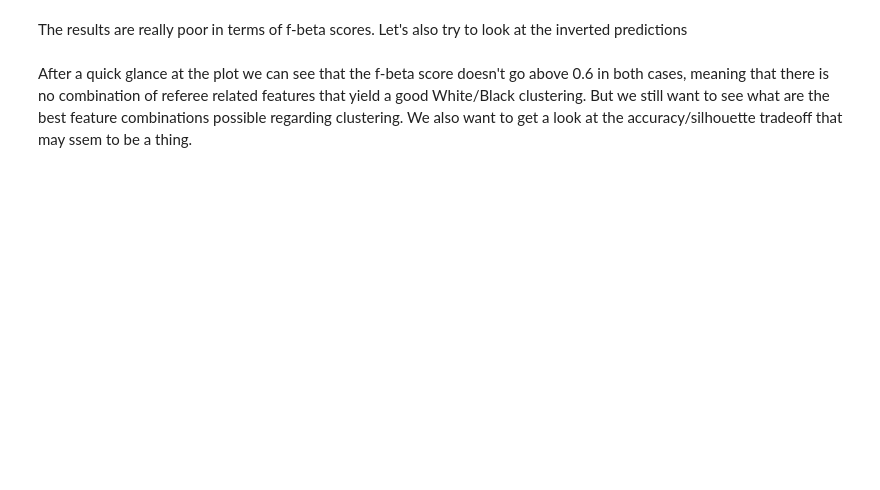
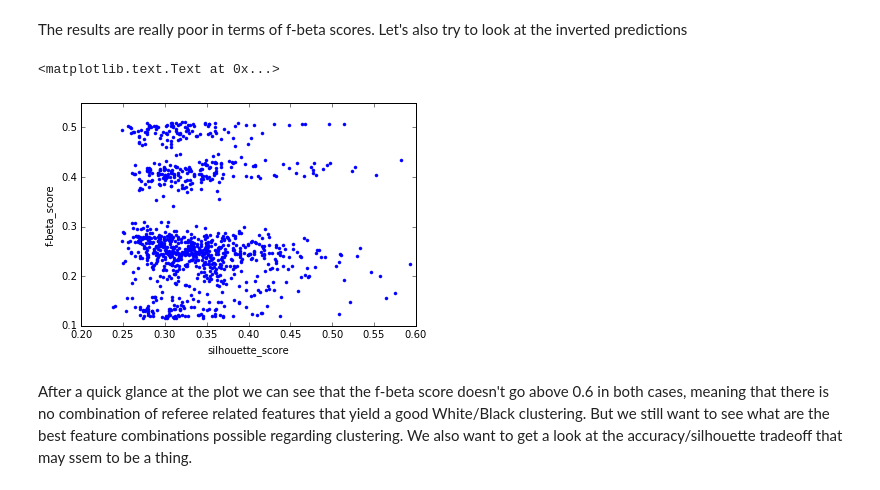
Before and after one commit to CriMenghini/ADA_Homeworks, a Jupyter notebook: Homework_4/Hw_4.ipynb, the cells around one changed output. Cells and saved outputs as stored; diff of their text form; code cells hidden in the pictures; blank space fills up the shorter version.

```diff
--- a/Homework_4/Hw_4.ipynb
+++ b/Homework_4/Hw_4.ipynb
@@ -742,11 +774,14 @@ plt.ylabel('f-beta_score')
 # %% [markdown]
 The results are really poor in terms of f-beta scores. Let's also try to look at the inverted predictions
 # %%
-points_inv = np.array(zip(silhouettes, f_scores_inv))
-plt.plot(points_inv[:,0], points_inv[:,1], '.')
+#points_inv = np.array(zip(silhouettes, f_scores_inv))
+plt.plot(silhouettes, f_scores_inv, '.')
 fig1.suptitle('Clustering scores for inverted predictions')
 plt.xlabel('silhouette_score')
 plt.ylabel('f-beta_score')
+# %% [output]
+<matplotlib.text.Text at 0x...>
+[figure, added]
 # %% [markdown]
 After a quick glance at the plot we can see that the f-beta score doesn't go above 0.6 in both cases, meaning that there is no combination of referee related features that yield a good White/Black clustering. But we still want to see what are the best feature combinations possible regarding clustering. We also want to get a look at the accuracy/silhouette tradeoff that may ssem to be a thing.
 # %%
```
Also changed, not shown: parts of 36 cells of this notebook.
